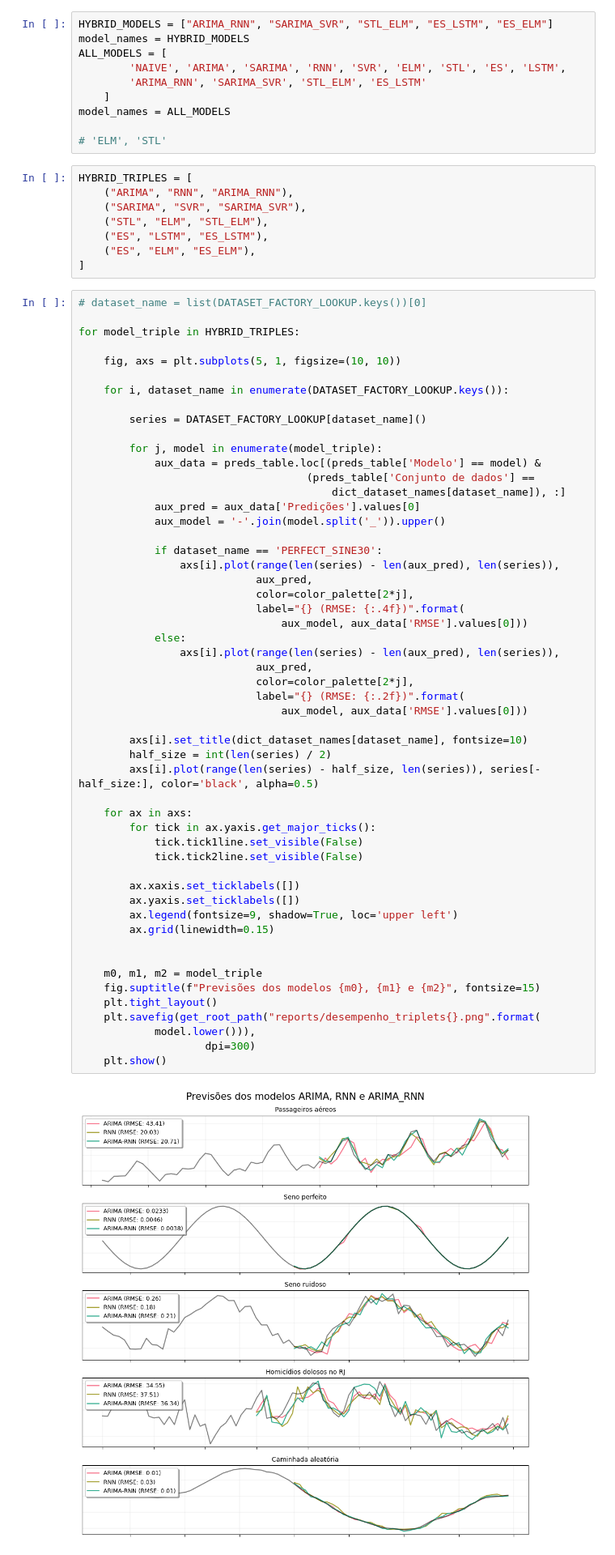
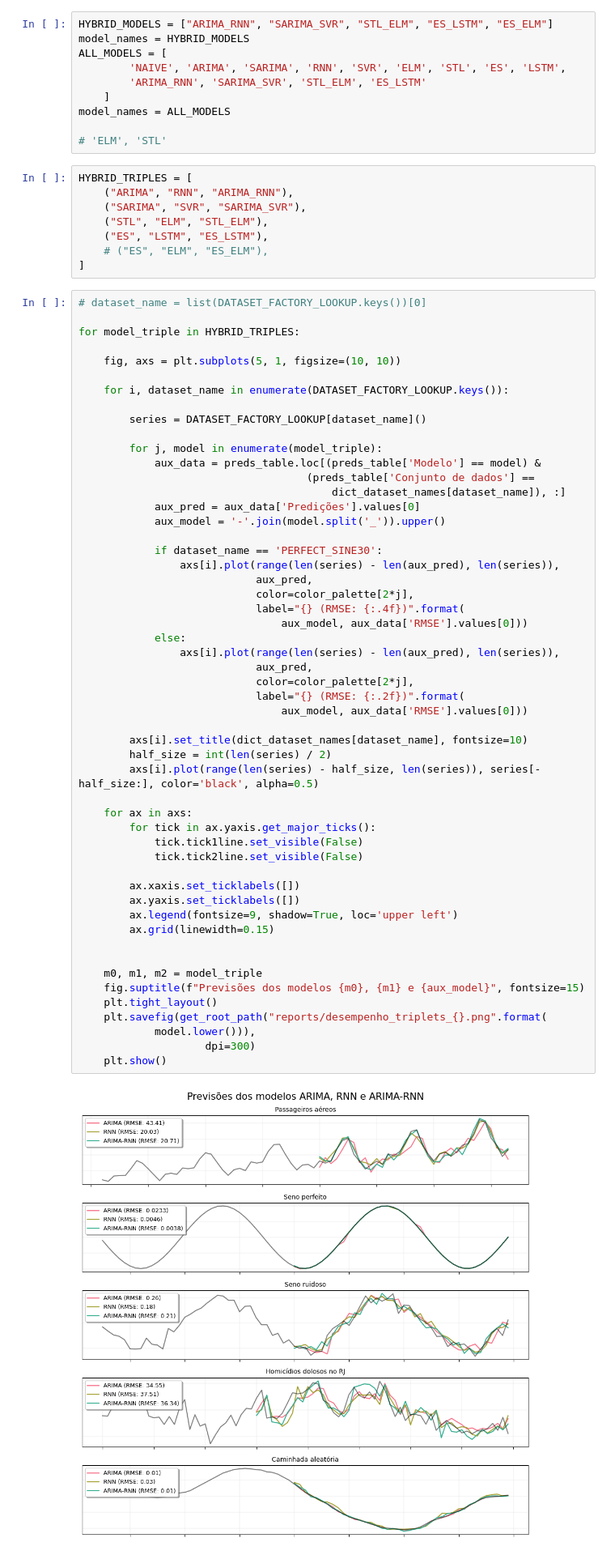
Before and after one commit to montanha22/tg, a Jupyter notebook: notebooks/03_create_reports.ipynb, the cells around one changed output. Shown at 81% size. Saved outputs shown, nothing was run; the diff lists cells and outputs as text.

```diff
--- a/notebooks/03_create_reports.ipynb
+++ b/notebooks/03_create_reports.ipynb
@@ -197,7 +197,7 @@ HYBRID_TRIPLES = [
     ("SARIMA", "SVR", "SARIMA_SVR"),
     ("STL", "ELM", "STL_ELM"),
     ("ES", "LSTM", "ES_LSTM"),
-    ("ES", "ELM", "ES_ELM"),
+    # ("ES", "ELM", "ES_ELM"),
 ]
 # %%
 # dataset_name = list(DATASET_FACTORY_LOOKUP.keys())[0]
@@ -224,33 +224,33 @@ for model_triple in HYBRID_TRIPLES:
                             label="{} (RMSE: {:.4f})".format(
                                 aux_model, aux_data['RMSE'].values[0]))
             else:
                 axs[i].plot(range(len(series) - len(aux_pred), len(series)),
                             aux_pred,
                             color=color_palette[2*j],
                             label="{} (RMSE: {:.2f})".format(
                                 aux_model, aux_data['RMSE'].values[0]))
 
         axs[i].set_title(dict_dataset_names[dataset_name], fontsize=10)
         half_size = int(len(series) / 2)
         axs[i].plot(range(len(series) - half_size, len(series)), series[-half_size:], color='black', alpha=0.5)
 
     for ax in axs:
         for tick in ax.yaxis.get_major_ticks():
             tick.tick1line.set_visible(False)
             tick.tick2line.set_visible(False)
 
         ax.xaxis.set_ticklabels([])
         ax.yaxis.set_ticklabels([])
         ax.legend(fontsize=9, shadow=True, loc='upper left')
         ax.grid(linewidth=0.15)
 
 
     m0, m1, m2 = model_triple
-    fig.suptitle(f"Previsões dos modelos {m0}, {m1} e {m2}", fontsize=15)
+    fig.suptitle(f"Previsões dos modelos {m0}, {m1} e {aux_model}", fontsize=15)
     plt.tight_layout()
-    plt.savefig(get_root_path("reports/desempenho_triplets{}.png".format(
+    plt.savefig(get_root_path("reports/desempenho_triplets_{}.png".format(
             model.lower())),
                     dpi=300)
     plt.show()
 # %% [output]
-[figure, old version]
+[figure, new version]
```
Also changed, not shown: parts of 1 cell of this notebook.
